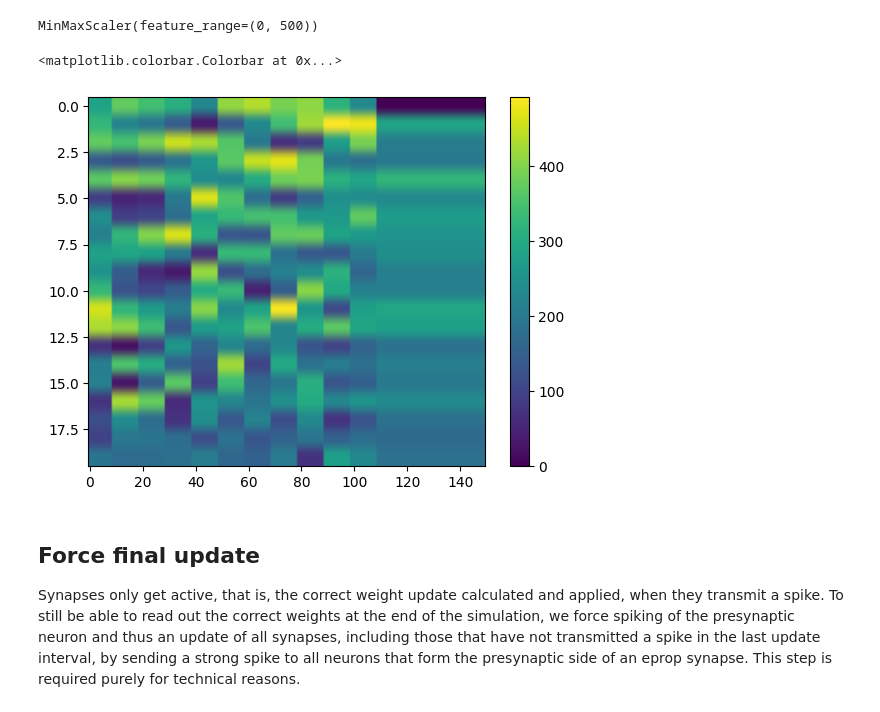
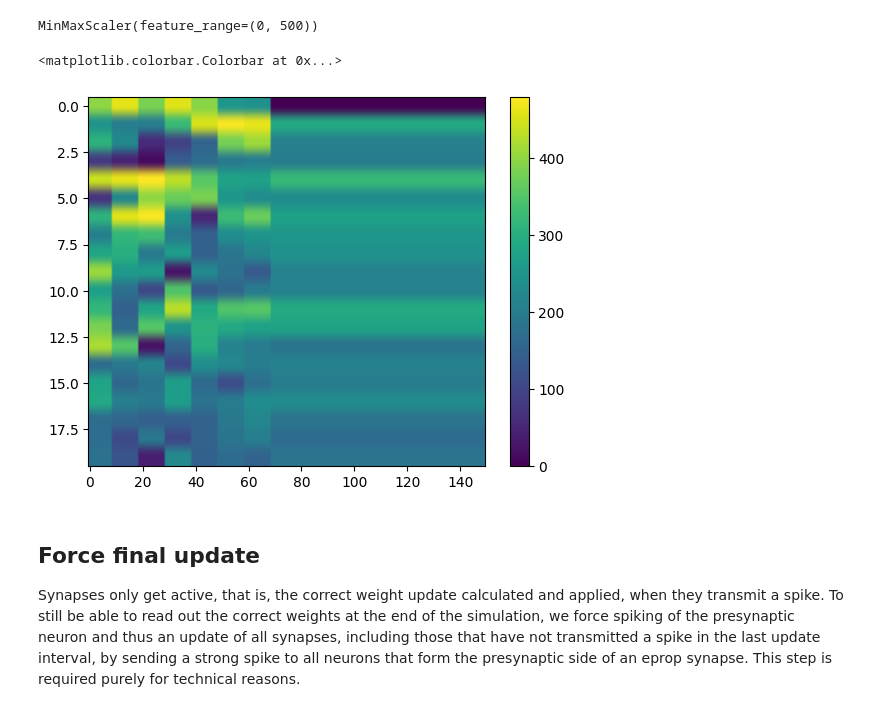
Before and after one commit to Hadlar99/e-prop_master_nmbu, a Jupyter notebook: code_accumelated/eprop_three_accumelated_pca_45.ipynb, the cells around one changed output. Saved outputs shown, nothing was run; the diff lists cells and outputs as text; code cells hidden in the pictures.

```diff
--- a/code_accumelated/eprop_three_accumelated_pca_45.ipynb
+++ b/code_accumelated/eprop_three_accumelated_pca_45.ipynb
@@ -96,8 +96,8 @@ The task's temporal structure is then defined, once as time steps and once as du
 Using a batch size larger than one aids the network in generalization, facilitating the solution to this task.
 The original number of iterations requires distributed computing.
 # %%
-n_batch = 45  # batch size, 64 in reference [2], 32 in the README to reference [2]
-n_iter = 200  # number of iterations, 2000 in reference [2], 50 with n_batch 32 converges
+n_batch = 20  # batch size, 64 in reference [2], 32 in the README to reference [2]
+n_iter = 100  # number of iterations, 2000 in reference [2], 50 with n_batch 32 converges
 
 n_input_symbols = 2  # number of input populations, e.g. 4 = left, right, recall, noise
 n_cues = 3  # number of cues given before decision
@@ -426,7 +426,8 @@ all_data_matrix = np.vstack(all_samples)
 pca = PCA(n_components=20)
 pca.fit(all_data_matrix)
 
-scaler = MinMaxScaler(feature_range=(0, 500))
+scaler_max = 500
+scaler = MinMaxScaler(feature_range=(0, scaler_max))
 scaler.fit(pca.transform(all_data_matrix))
 # %% [output]
 MinMaxScaler(feature_range=(0, 500))
@@ -444,11 +445,11 @@ for number, samples in raw_data.items():
         processed_data[number][sample] = scaled
 # %%
 # Plot one sample as a heatmap
-plt.imshow(processed_data[0][7].T, aspect='auto', cmap='viridis')
+plt.imshow(processed_data[2][4].T, aspect='auto', cmap='viridis')
 plt.colorbar()
 # %% [output]
 <matplotlib.colorbar.Colorbar at 0x...>
-[figure, old version]
+[figure, new version]
 # %%
 def generate_evidence_accumulation_input_output(
     n_batch, n_in, input_data_dict, n_cues, steps, dtype=np.float32, add_noise=True
```
Also changed, not shown: parts of 7 cells of this notebook, 29 other files.
